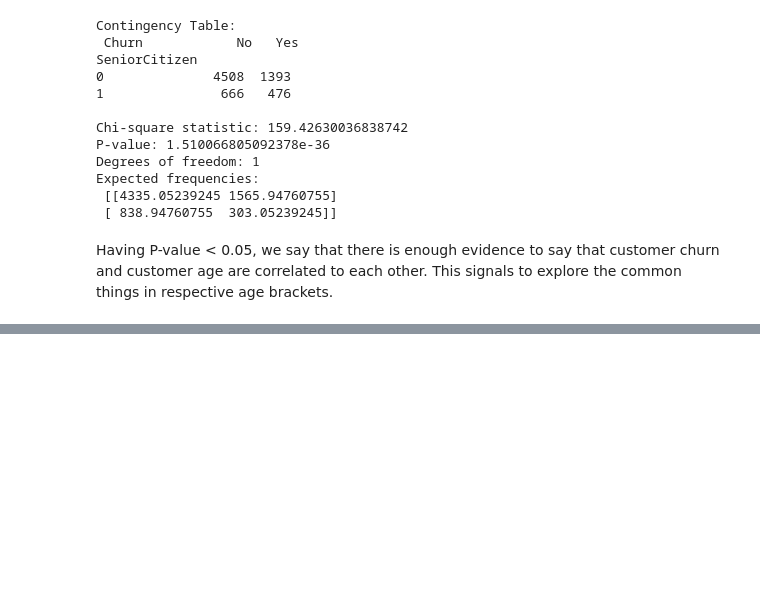
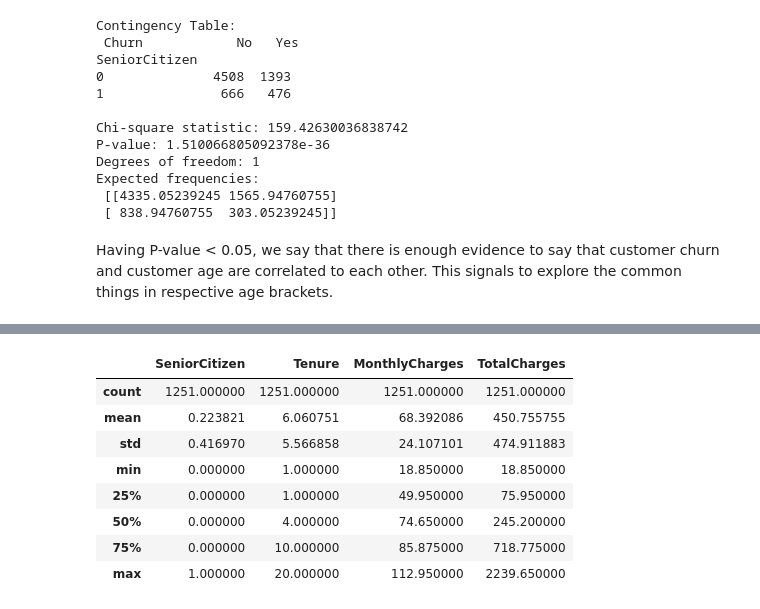
Before and after one commit to Rem-Josshua/customer_churn_analysis, a Jupyter notebook: customer_churn_analysis/analysis_final.ipynb, the cells around one changed output, grey strips where cells are left out. Cells and saved outputs as stored; diff of their text form; code cells hidden in the pictures; blank space fills up the shorter version.

```diff
--- a/customer_churn_analysis/analysis_final.ipynb
+++ b/customer_churn_analysis/analysis_final.ipynb
@@ -142,0 +164,13 @@ df_not_sc = df.query('SeniorCitizen == 0').copy()
+# %%
+df_churn = df.query('Churn == "Yes"').copy()
+df_churn.query('Tenure <= 20').describe()
+# %% [output]
+|  | SeniorCitizen | Tenure | MonthlyCharges | TotalCharges |
+| count | 1251.000000 | 1251.000000 | 1251.000000 | 1251.000000 |
+| mean | 0.223821 | 6.060751 | 68.392086 | 450.755755 |
+| std | 0.416970 | 5.566858 | 24.107101 | 474.911883 |
+| min | 0.000000 | 1.000000 | 18.850000 | 18.850000 |
+| 25% | 0.000000 | 1.000000 | 49.950000 | 75.950000 |
+| 50% | 0.000000 | 4.000000 | 74.650000 | 245.200000 |
+| 75% | 0.000000 | 10.000000 | 85.875000 | 718.775000 |
+| max | 1.000000 | 20.000000 | 112.950000 | 2239.650000 |
```
Also changed, not shown: parts of 4 cells of this notebook.
